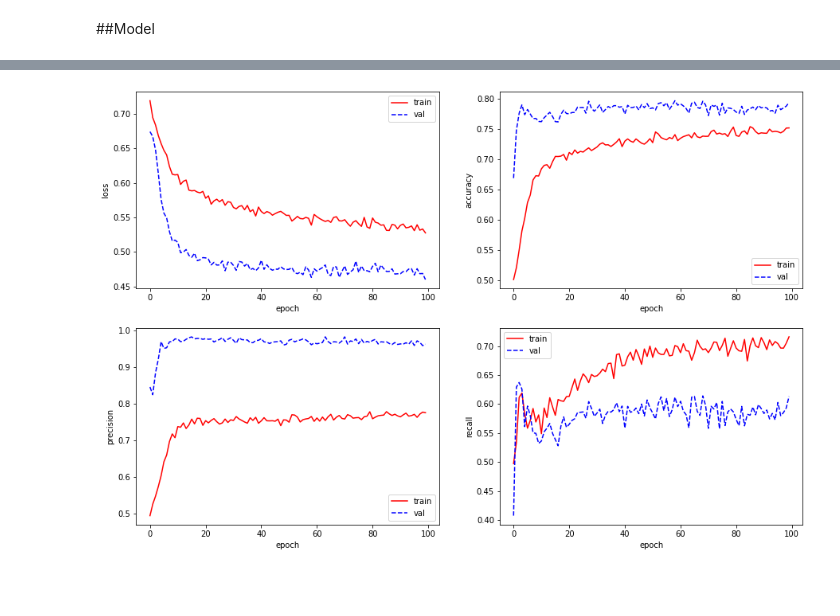
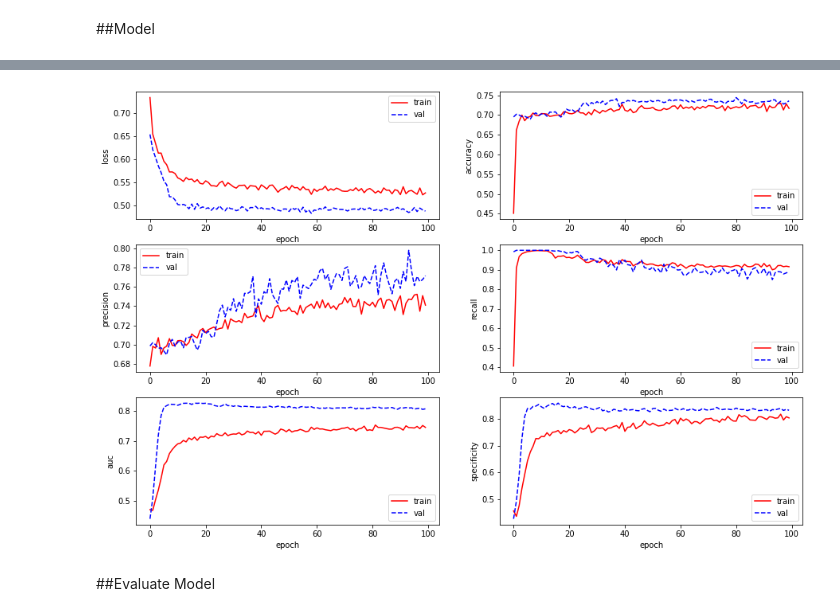
Before and after one commit to gigihsantoso/deeplearning---fintech, a Jupyter notebook: Deep_Learning_Fintech.ipynb, the cells around one changed output, grey strips where cells are left out. Cells and saved outputs as stored; diff of their text form; code cells hidden in the pictures; blank space fills up the shorter version.

```diff
--- a/Deep_Learning_Fintech.ipynb
+++ b/Deep_Learning_Fintech.ipynb
@@ -311,7 +319,7 @@ mengubah column y, dengan nilai 0 menunjukan *NO* dan nilai 1 menunjukan *YES*
 # %%
 dataset_train['target'] = dataset_train.loc[:, 'y'].apply(lambda x : 0 if x == "no" else 1)
 
-dataset_train.drop(columns=["duration", "y"], inplace=True)
+dataset_train.drop(columns=["duration", "day", "month", "contact", "y"], inplace=True)
 # %%
 dataset_test['target'] = dataset_test.loc[:, 'y'].apply(lambda x : 0 if x == "no" else 1)
 
@@ -351,10 +359,10 @@ for features, labels in train_ds.take(1):
 # %% [markdown]
 membagikan column berdasarkan numeric atau categorical integer atau string
 # %%
-bins= [5, 6, 30]
-num_to_categorical_keys = ["balance", "campaign", "day"]
-num_keys = ["pdays", "previous", "age"]
-categorical_string_keys = ["job", "marital", "education", "poutcome", "month", "contact"]
+bins= [5, 4, 1, 1]
+num_to_categorical_keys = ["balance", "campaign", "pdays", "previous", ]
+num_keys = ["age"]
+categorical_string_keys = ["job", "marital", "education", "poutcome"]
 binary_string_keys = ["housing", "loan", "default"]
 all_inputs = []
 all_preprocessors = []
@@ -410,12 +418,12 @@ all_inputs, all_preprocessors
 ##Model
 # %%
 all_features = tf.keras.layers.concatenate(all_preprocessors)
-x = tf.keras.layers.Dense(32, activation=tf.keras.activations.relu, kernel_regularizer=tf.keras.regularizers.L2(0.00000001))(all_features)
-x = tf.keras.layers.Dropout(0.5)(x)
-x = tf.keras.layers.Dense(32, activation=tf.keras.activations.relu, kernel_regularizer=tf.keras.regularizers.L2(0.00000001))(x)
-x = tf.keras.layers.Dropout(0.5)(x)
-x = tf.keras.layers.Dense(32, activation=tf.keras.activations.relu, kernel_regularizer=tf.keras.regularizers.L2(0.00000001))(x)
-x = tf.keras.layers.Dropout(0.5)(x)
+x = tf.keras.layers.Dense(16, activation=tf.keras.activations.relu)(all_features)
+x = tf.keras.layers.Dropout(0.2)(x)
+x = tf.keras.layers.Dense(16, activation=tf.keras.activations.relu)(x)
+x = tf.keras.layers.Dropout(0.2)(x)
+x = tf.keras.layers.Dense(16, activation=tf.keras.activations.relu)(x)
+x = tf.keras.layers.Dropout(0.2)(x)
 output = tf.keras.layers.Dense(1, activation=tf.keras.activations.sigmoid)(x)
 
 model = tf.keras.Model(all_inputs, output)
@@ -432,6 +440,9 @@ METRICS = [
       tf.keras.metrics.BinaryAccuracy(name='accuracy'),
       tf.keras.metrics.Precision(name='precision'),
       tf.keras.metrics.Recall(name='recall'),
+      tf.keras.metrics.SensitivityAtSpecificity(0.5, name='specificity'),
+      tf.keras.metrics.AUC(name='auc')
+
 ]
 model.compile(optimizer=tf.keras.optimizers.Adam(),
               loss=tf.keras.losses.BinaryCrossentropy(),
@@ -461,9 +472,11 @@ Epoch 100/100
 # %%
-metric = ['loss', 'accuracy', 'precision', 'recall']
-plot_metric(2,2, history, metric)
+metric = ['loss', 'accuracy', 'precision', 'recall', 'auc', 'specificity']
+plot_metric(3,2, history, metric)
 # %% [output]
-[figure, old version]
+[figure, new version]
 # %%
 predict_test = model.predict(test_ds)
 test_ds_unbach = test_ds.unbatch()
 label_test = [i[1] for i in list(test_ds_unbach.as_numpy_iterator())]
+# %% [markdown]
+##Evaluate Model
```
Also changed, not shown: parts of 52 cells of this notebook.
